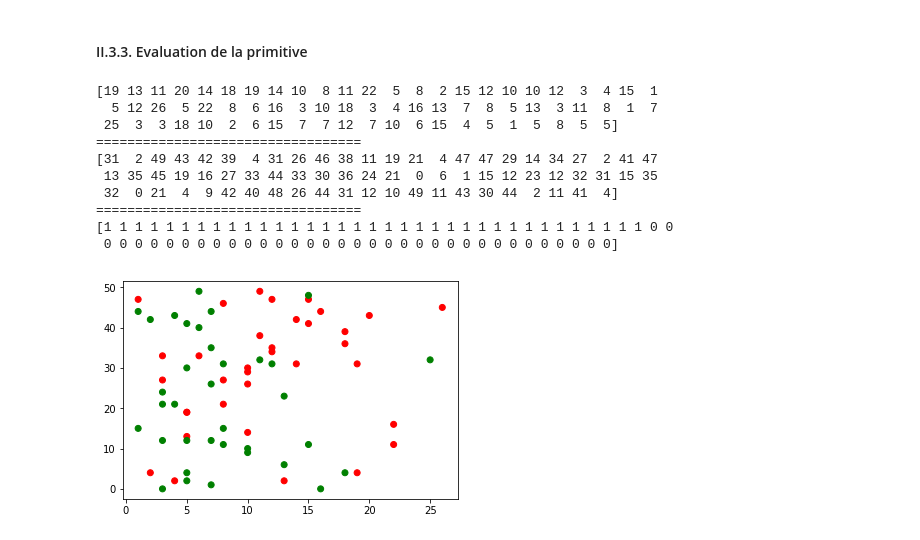
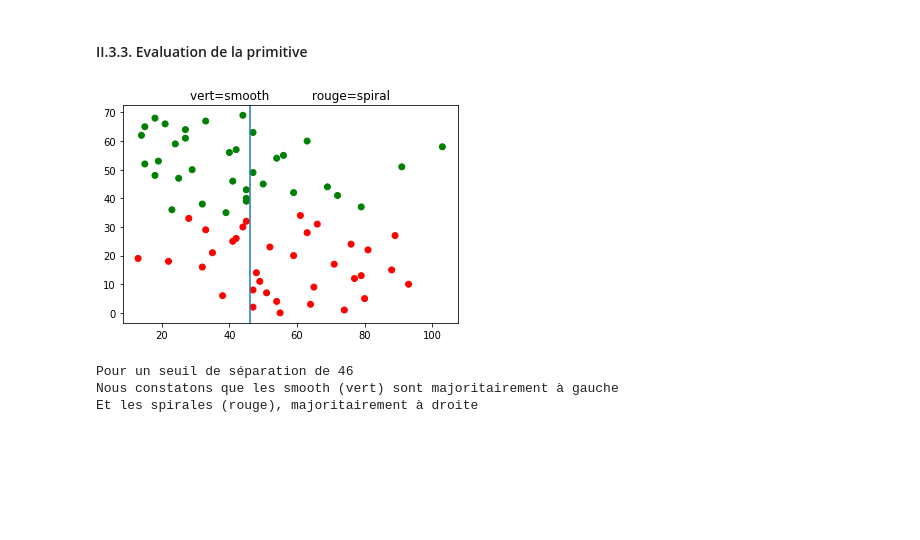
Before and after one commit to uvsq21501832/GIT_DEPOT_GTI770_TP01, a Jupyter notebook: TP01.ipynb, the cells around one changed output. Drawn from its saved outputs; the diff is of its cells as text; code cells hidden in the pictures; blank space fills up the shorter version.

```diff
--- a/TP01.ipynb
+++ b/TP01.ipynb
@@ -351,44 +365,46 @@ for element in X_train_crop :
 # %%
 from matplotlib.colors import ListedColormap
 from random import randint
 
-
-
 colors = ['green','red']
 cm_bright = ListedColormap(colors)
+
+# Pour dispercer les point suivant l'axe y (eviter la superposition) etant donner que c'est un seul attribut à visualiser
 y = np.zeros(70, dtype = "uint8")
 j=0
 for i in y :
-    y[j] = randint(0, 49)
+    y[j] = j
     j+=1
-print(nombre_point_lum_hors_centres)
-print("==================================")
-print(y)
-print("==================================")
 
-#print (Y_train)
+#Transformation de l'attribut cible en numerique
 Y_train_2 = np.zeros(70, dtype = "uint8")
 v_index = 0
 for i in Y_train :
     if "smooth" in Y_train[v_index]:
         Y_train_2[v_index] = 0
     else :
         Y_train_2[v_index] = 1
     v_index+=1
-print (Y_train_2)
 
+#Africhage des valeurs de la primitives et des valeurs y utiliser pour les dispercer (eviter la superposition)
+#print(nombre_point_lum_hors_centres)
+#print("==================================")
+#print(y)
+#print("==================================")
+#print (Y_train)
+#print (Y_train_2)
 
+#Visualisation du pouvoir discriminant de la primitive
 graph = plt.scatter(nombre_point_lum_hors_centres, y, c=Y_train_2, cmap=cm_bright)
+xc =  46
+plt.axvline(x=xc)
+plt.title ("vert=smooth           rouge=spiral")
 plt.show()
+print("Pour un seuil de séparation de 46")
+print("Nous constatons que les smooth (vert) sont majoritairement à gauche ")
+print("Et les spirales (rouge), majoritairement à droite")
 # %% [output]
+[figure, new version]
-[19 13 11 20 14 18 19 14 10  8 11 22  5  8  2 15 12 10 10 12  3  4 15  1
-  5 12 26  5 22  8  6 16  3 10 18  3  4 16 13  7  8  5 13  3 11  8  1  7
- 25  3  3 18 10  2  6 15  7  7 12  7 10  6 15  4  5  1  5  8  5  5]
-==================================
-[31  2 49 43 42 39  4 31 26 46 38 11 19 21  4 47 47 29 14 34 27  2 41 47
- 13 35 45 19 16 27 33 44 33 30 36 24 21  0  6  1 15 12 23 12 32 31 15 35
- 32  0 21  4  9 42 40 48 26 44 31 12 10 49 11 43 30 44  2 11 41  4]
-==================================
-[1 1 1 1 1 1 1 1 1 1 1 1 1 1 1 1 1 1 1 1 1 1 1 1 1 1 1 1 1 1 1 1 1 1 1 0 0
- 0 0 0 0 0 0 0 0 0 0 0 0 0 0 0 0 0 0 0 0 0 0 0 0 0 0 0 0 0 0 0 0 0]
+Pour un seuil de séparation de 46
+Nous constatons que les smooth (vert) sont majoritairement à gauche
+Et les spirales (rouge), majoritairement à droite
-[figure, old version]
```
Also changed, not shown: parts of 3 cells of this notebook.
